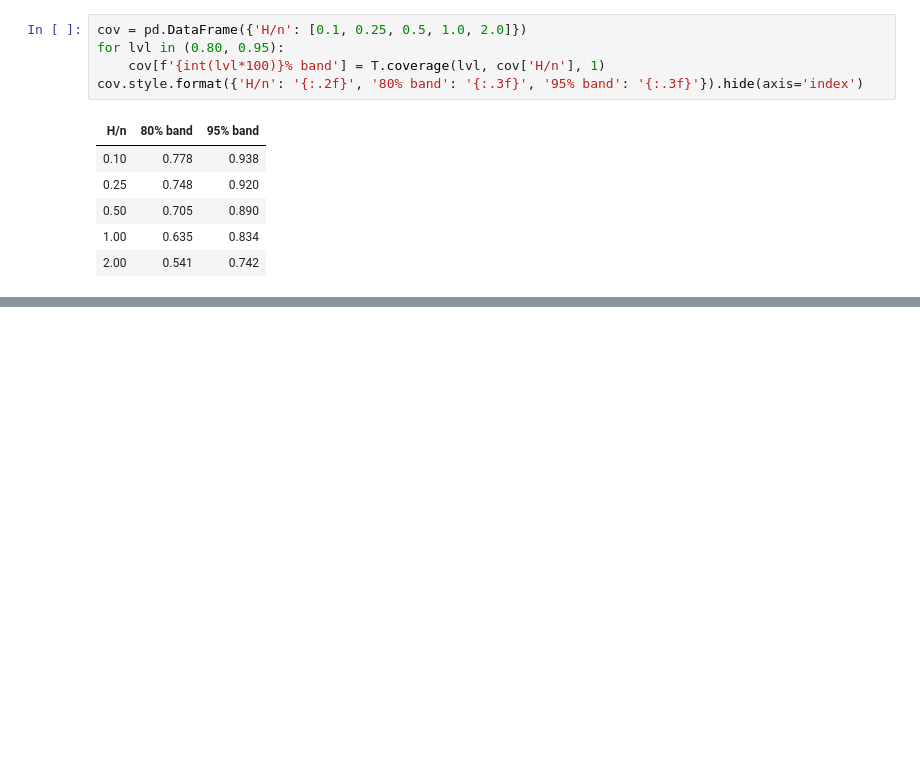
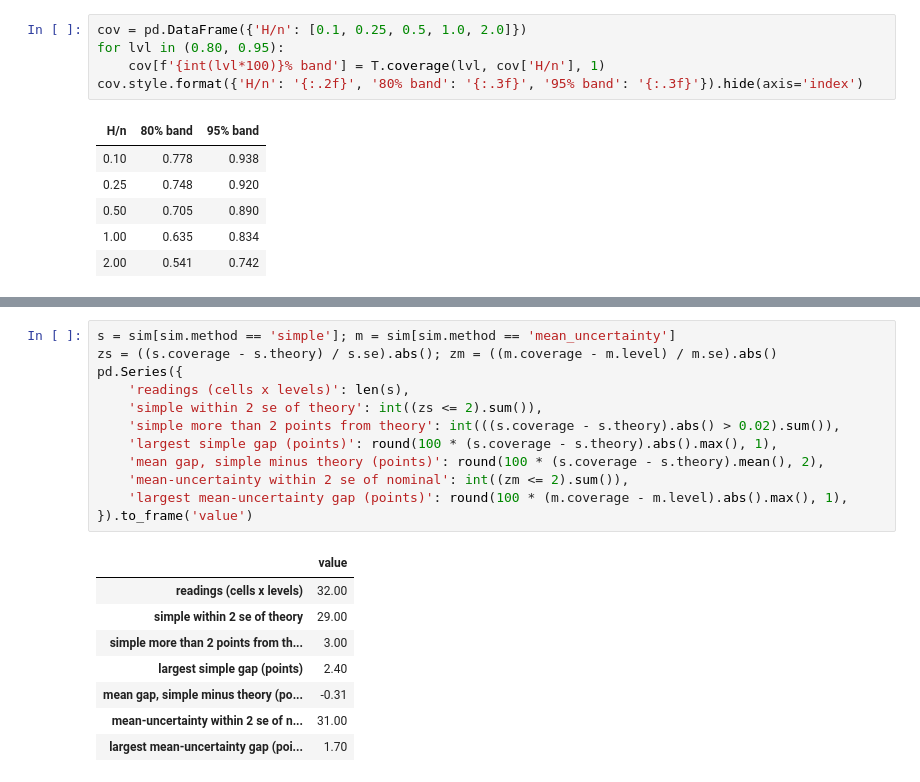
Before and after one commit to Deuellau/bootstrap-forecast-uncertainty, a Jupyter notebook: reports/00_main.ipynb, the cells around one changed output, grey strips where cells are left out. Cells and saved outputs as stored; diff of their text form; blank space fills up the shorter version.

```diff
--- a/reports/00_main.ipynb
+++ b/reports/00_main.ipynb
@@ -143,0 +190,21 @@ cov.style.format({'H/n': '{:.2f}', '80% band': '{:.3f}', '95% band': '{:.3f}'}).
+# %%
+s = sim[sim.method == 'simple']; m = sim[sim.method == 'mean_uncertainty']
+zs = ((s.coverage - s.theory) / s.se).abs(); zm = ((m.coverage - m.level) / m.se).abs()
+pd.Series({
+    'readings (cells x levels)': len(s),
+    'simple within 2 se of theory': int((zs <= 2).sum()),
+    'simple more than 2 points from theory': int(((s.coverage - s.theory).abs() > 0.02).sum()),
+    'largest simple gap (points)': round(100 * (s.coverage - s.theory).abs().max(), 1),
+    'mean gap, simple minus theory (points)': round(100 * (s.coverage - s.theory).mean(), 2),
+    'mean-uncertainty within 2 se of nominal': int((zm <= 2).sum()),
+    'largest mean-uncertainty gap (points)': round(100 * (m.coverage - m.level).abs().max(), 1),
+}).to_frame('value')
+# %% [output]
+|  | value |
+| readings (cells x levels) | 32.00 |
+| simple within 2 se of theory | 29.00 |
+| simple more than 2 points from th... | 3.00 |
+| largest simple gap (points) | 2.40 |
+| mean gap, simple minus theory (po... | -0.31 |
+| mean-uncertainty within 2 se of n... | 31.00 |
+| largest mean-uncertainty gap (poi... | 1.70 |
```
Also changed, not shown: parts of 7 cells of this notebook, 5 other files.
